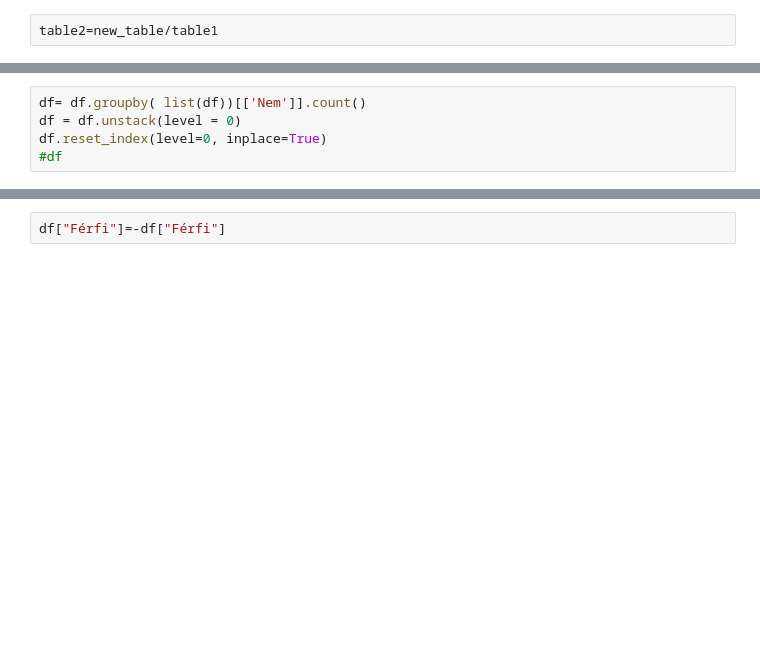
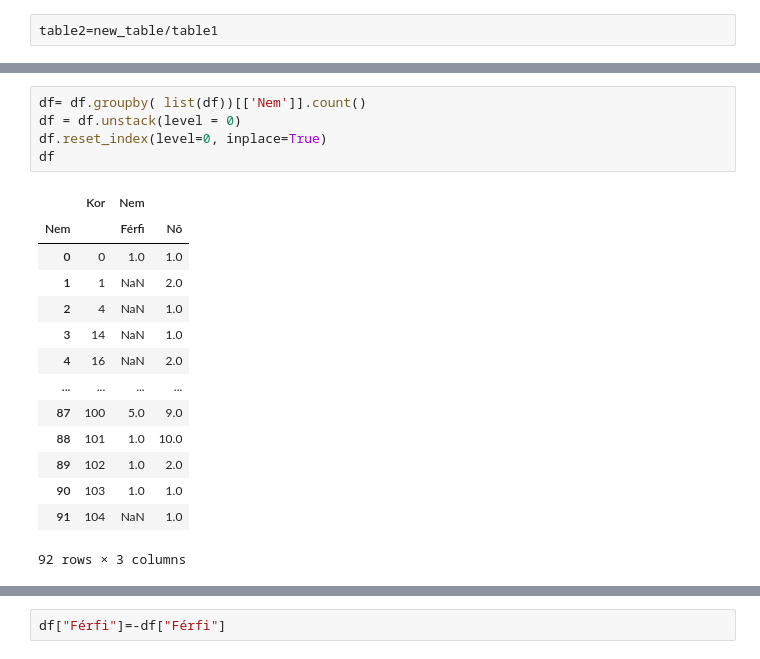
Before and after one commit to Epidemic-Models/data-science-project-covid, a Jupyter notebook: src/data_processing/data_visualization.ipynb, the cells around one changed output, grey strips where cells are left out. Drawn from its saved outputs; the diff is of its cells as text; blank space fills up the shorter version.

```diff
--- a/src/data_processing/data_visualization.ipynb
+++ b/src/data_processing/data_visualization.ipynb
@@ -118,8 +264,23 @@ df["Nem"].replace({"férfi": "Férfi", "nõ": "Nõ", "Nő": "Nõ"}, inplace=True
 # %%
 df= df.groupby( list(df))[['Nem']].count()
 df = df.unstack(level = 0)
 df.reset_index(level=0, inplace=True)
-#df
+df
+# %% [output]
+|  | Kor | Nem |  |
+| Nem |  | Férfi | Nõ |
+| 0 | 0 | 1.0 | 1.0 |
+| 1 | 1 | NaN | 2.0 |
+| 2 | 4 | NaN | 1.0 |
+| 3 | 14 | NaN | 1.0 |
+| 4 | 16 | NaN | 2.0 |
+| ... | ... | ... | ... |
+| 87 | 100 | 5.0 | 9.0 |
+| 88 | 101 | 1.0 | 10.0 |
+| 89 | 102 | 1.0 | 2.0 |
+| 90 | 103 | 1.0 | 1.0 |
+| 91 | 104 | NaN | 1.0 |
+92 rows × 3 columns
 # %%
 df.columns = df.columns.droplevel()
 df.rename(columns = {"" : "Kor"}, inplace=True )
```
Also changed, not shown: parts of 18 cells of this notebook, 8 other files.
